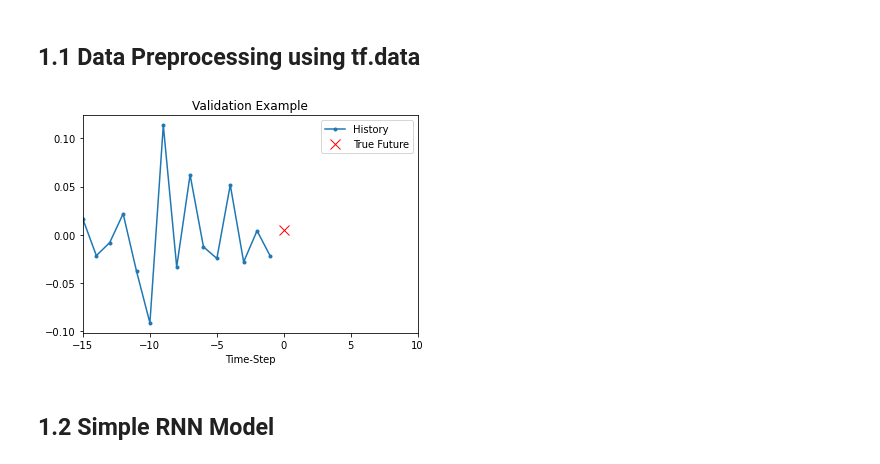
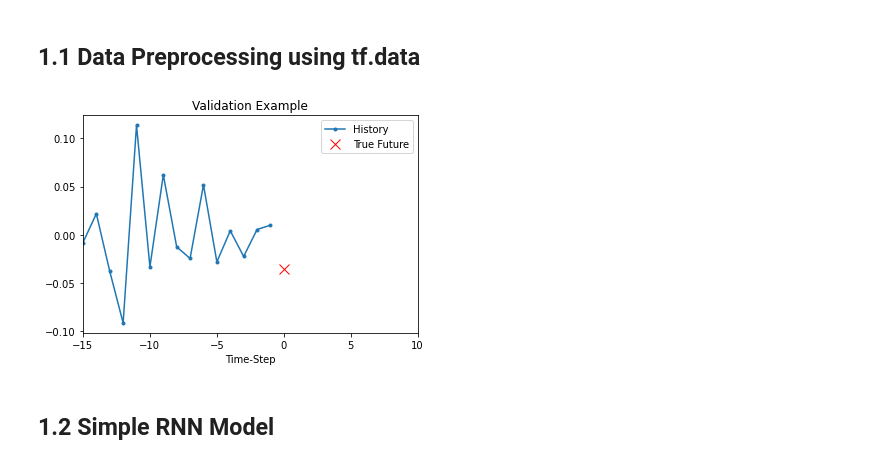
Before and after one commit to leehanchung/btc_dash, a Jupyter notebook: notebooks/03-tf_model.ipynb, the cells around one changed output. Cells and saved outputs as stored; diff of their text form; code cells hidden in the pictures.

Commit message:
feat: implmented using tensorflow 2 api refactor: move tensorflow model def to models/ refactor: move tf dataset creation to DataReader refactor: move plotting func to utils/utils.py

```diff
--- a/notebooks/03-tf_model.ipynb
+++ b/notebooks/03-tf_model.ipynb
@@ -49,8 +51,8 @@ config = Config()
 config.TRAIN_SIZE = 1680
 config.VAL_SIZE = 180
 config.WINDOW_SIZE = 16
-config.BATCH_SIZE= 128
-config.EPOCHS = 10
+config.BATCH_SIZE= 256
+config.EPOCHS = 15
 config.EVALUATION_INTERVAL = 64
 config.VALIDATION_STEPS = 64
 config.WALK_FORWARD = 30
@@ -59,7 +61,7 @@ config.WALK_FORWARD = 30
 
 Our best statistical model is ARIMA(5, 1, 1) was trained using 330 days of closing log returns and forcasted on forward 7 days. To make models comparable, we will also try to forecast the forward 7 days log returns. We tried to use 0th order differencing but the model failed to learn. Our ARIMA model provided the hit of using 1st order differencing thus we will apply the same thing.
 # %%
-time_series_data = np.diff(BTCUSD['log_ret'].to_numpy())
+time_series_data = np.diff(BTCUSD['log_ret'].to_numpy()).astype('float32')
 train = time_series_data[:config.TRAIN_SIZE]
 val = time_series_data[config.TRAIN_SIZE:config.VAL_SIZE+config.TRAIN_SIZE]
 test = time_series_data[config.VAL_SIZE+config.TRAIN_SIZE:]
@@ -99,17 +70,20 @@ def create_data(*,
 # %%
-train_x = create_data(data=train,
-                      window_size=config.WINDOW_SIZE,
-                      batch_size=config.BATCH_SIZE)
-val_x = create_data(data=val,
-                    window_size=config.WINDOW_SIZE,
-                    batch_size=config.BATCH_SIZE)
+train_tfds = data.create_tfds_from_np(data=train,
+                                      window_size=config.WINDOW_SIZE,
+                                      batch_size=config.BATCH_SIZE)
+val_tfds = data.create_tfds_from_np(data=val,
+                                    window_size=config.WINDOW_SIZE,
+                                    batch_size=config.BATCH_SIZE)
+test_tfds = data.create_tfds_from_np(data=test,
+                                     window_size=config.WINDOW_SIZE,
+                                     batch_size=1)
 # %%
-for x, y in val_x.take(1):
+for x, y in val_tfds.take(1):
     plot = show_plot(plot_data=[x[0].numpy(), y[0].numpy()],
                     title='Validation Example')
     plot.show()
 # %% [output]
-[figure, old version]
+[figure, new version]
 # %% [markdown]
 ## 1.2 Simple RNN Model
 # %%
```
Also changed, not shown: parts of 11 cells of this notebook, 6 other files.
